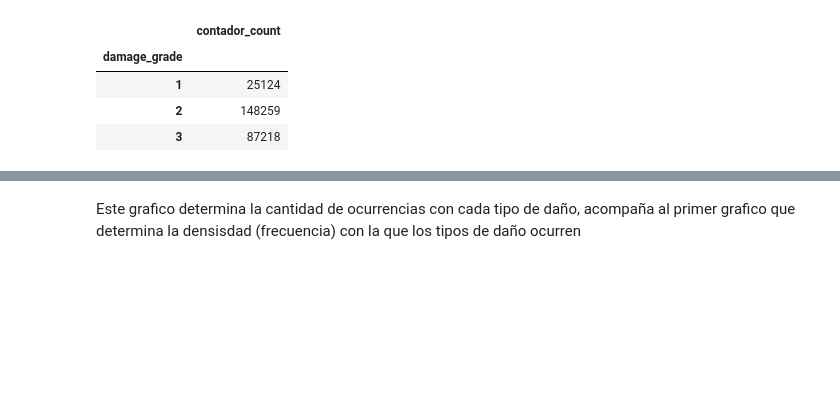
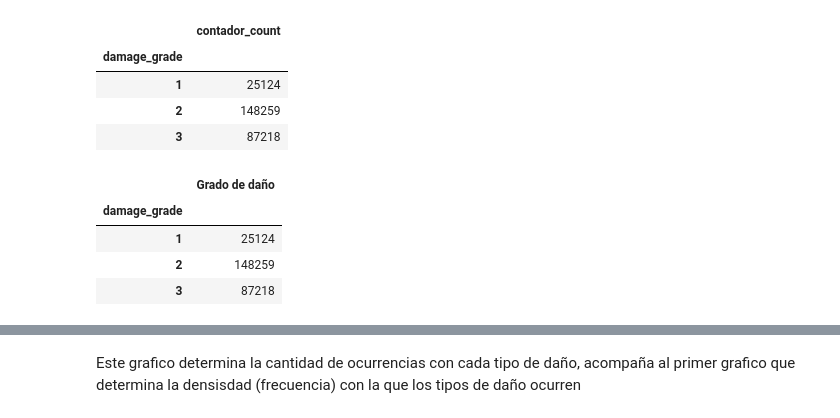
Before and after one commit to joaquinfontela/OrganizacionDeDatos-TP1, a Jupyter notebook: src/Regiones.ipynb, the cells around one changed output, grey strips where cells are left out. Drawn from its saved outputs; the diff is of its cells as text; code cells hidden in the pictures; blank space fills up the shorter version.

```diff
--- a/src/Regiones.ipynb
+++ b/src/Regiones.ipynb
@@ -153,4 +139,13 @@ daño.head()
 | 1 | 25124 |
 | 2 | 148259 |
 | 3 | 87218 |
+# %%
+daño = daño.rename(columns={'contador_count':'Grado de daño'})
+daño.head()
+# %% [output]
+|  | Grado de daño |
+| damage_grade |  |
+| 1 | 25124 |
+| 2 | 148259 |
+| 3 | 87218 |
 # %%
```
Also changed, not shown: parts of 6 cells of this notebook.
